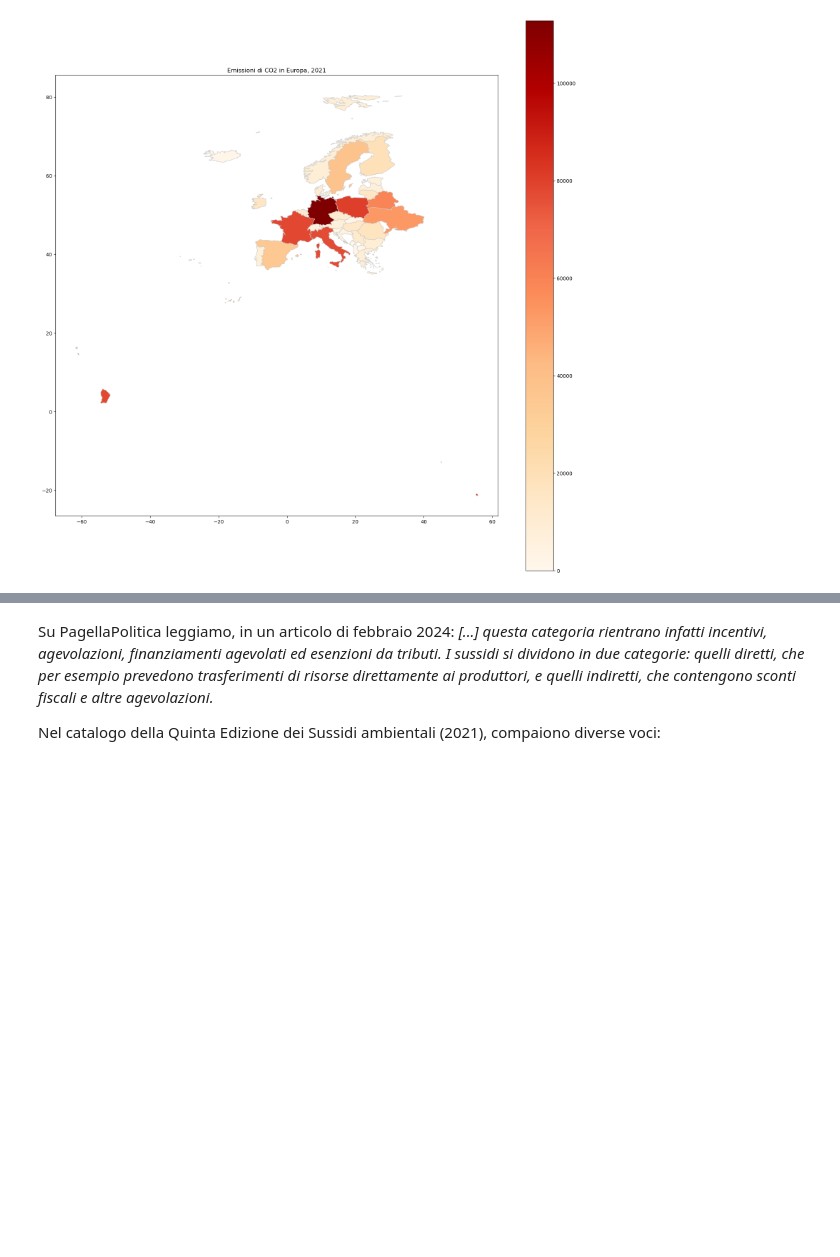
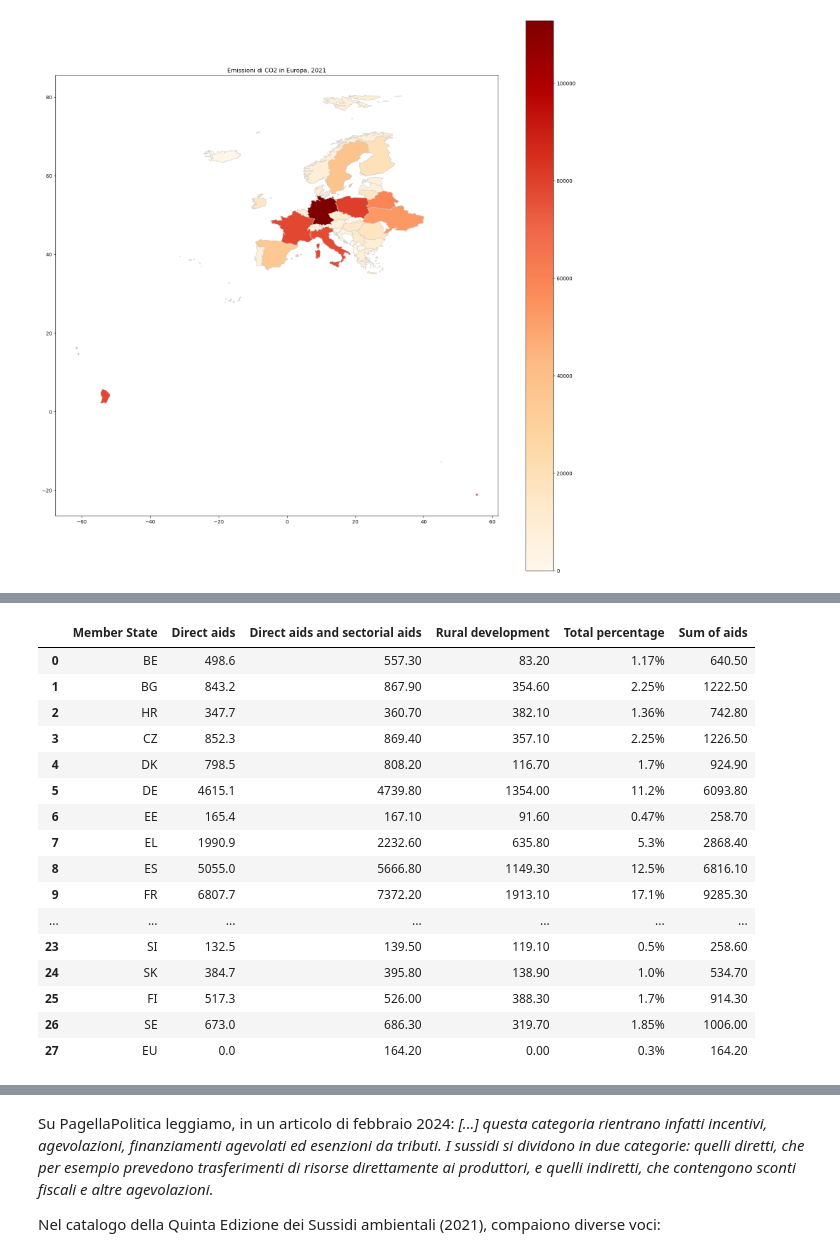
Before and after one commit to AntonioDonnangelo/italian_agriculture_and_protests_analysis, a Jupyter notebook: Italia e Green Deal/2 - Misure ambientali Ita.ipynb, the cells around one changed output, grey strips where cells are left out. Saved outputs shown, nothing was run; the diff lists cells and outputs as text; code cells hidden in the pictures; blank space fills up the shorter version.

```diff
--- a/Italia e Green Deal/2 - Misure ambientali Ita.ipynb
+++ b/Italia e Green Deal/2 - Misure ambientali Ita.ipynb
@@ -125,0 +177,30 @@ Segue precise metriche, quali la tipologia di suoli, colture, tecniche agroalime
+# %%
+cap_tot.rename(columns={
+    'a. Direct aids (1st pillar - EAGF)': 'Direct aids',
+    'b. Total 1st pillar - EAGF (incl. (a.))': 'Direct aids and sectorial aids',
+    'c. Total EAFRD (2nd pillar)': 'Rural development',
+    '(b+c)': 'Total percentage'
+}, inplace=True)
+# %%
+cap_tot.drop(columns=['% of total EU'], inplace=True) #il dataset non riporta il valore in percentuale dell'intera distribuzione, quindi calcoliamolo noi
+# %%
+cap_tot['Sum of aids'] = cap_tot['Direct aids and sectorial aids'] + cap_tot['Rural development']
+cap_tot
+# %% [output]
+|  | Member State | Direct aids | Direct aids and sectorial aids | Rural development | Total percentage | Sum of aids |
+| 0 | BE | 498.6 | 557.30 | 83.20 | 1.17% | 640.50 |
+| 1 | BG | 843.2 | 867.90 | 354.60 | 2.25% | 1222.50 |
+| 2 | HR | 347.7 | 360.70 | 382.10 | 1.36% | 742.80 |
+| 3 | CZ | 852.3 | 869.40 | 357.10 | 2.25% | 1226.50 |
+| 4 | DK | 798.5 | 808.20 | 116.70 | 1.7% | 924.90 |
+| 5 | DE | 4615.1 | 4739.80 | 1354.00 | 11.2% | 6093.80 |
+| 6 | EE | 165.4 | 167.10 | 91.60 | 0.47% | 258.70 |
+| 7 | EL | 1990.9 | 2232.60 | 635.80 | 5.3% | 2868.40 |
+| 8 | ES | 5055.0 | 5666.80 | 1149.30 | 12.5% | 6816.10 |
+| 9 | FR | 6807.7 | 7372.20 | 1913.10 | 17.1% | 9285.30 |
+| ... | ... | ... | ... | ... | ... | ... |
+| 23 | SI | 132.5 | 139.50 | 119.10 | 0.5% | 258.60 |
+| 24 | SK | 384.7 | 395.80 | 138.90 | 1.0% | 534.70 |
+| 25 | FI | 517.3 | 526.00 | 388.30 | 1.7% | 914.30 |
+| 26 | SE | 673.0 | 686.30 | 319.70 | 1.85% | 1006.00 |
+| 27 | EU | 0.0 | 164.20 | 0.00 | 0.3% | 164.20 |
```
Also changed, not shown: parts of 56 cells of this notebook.
